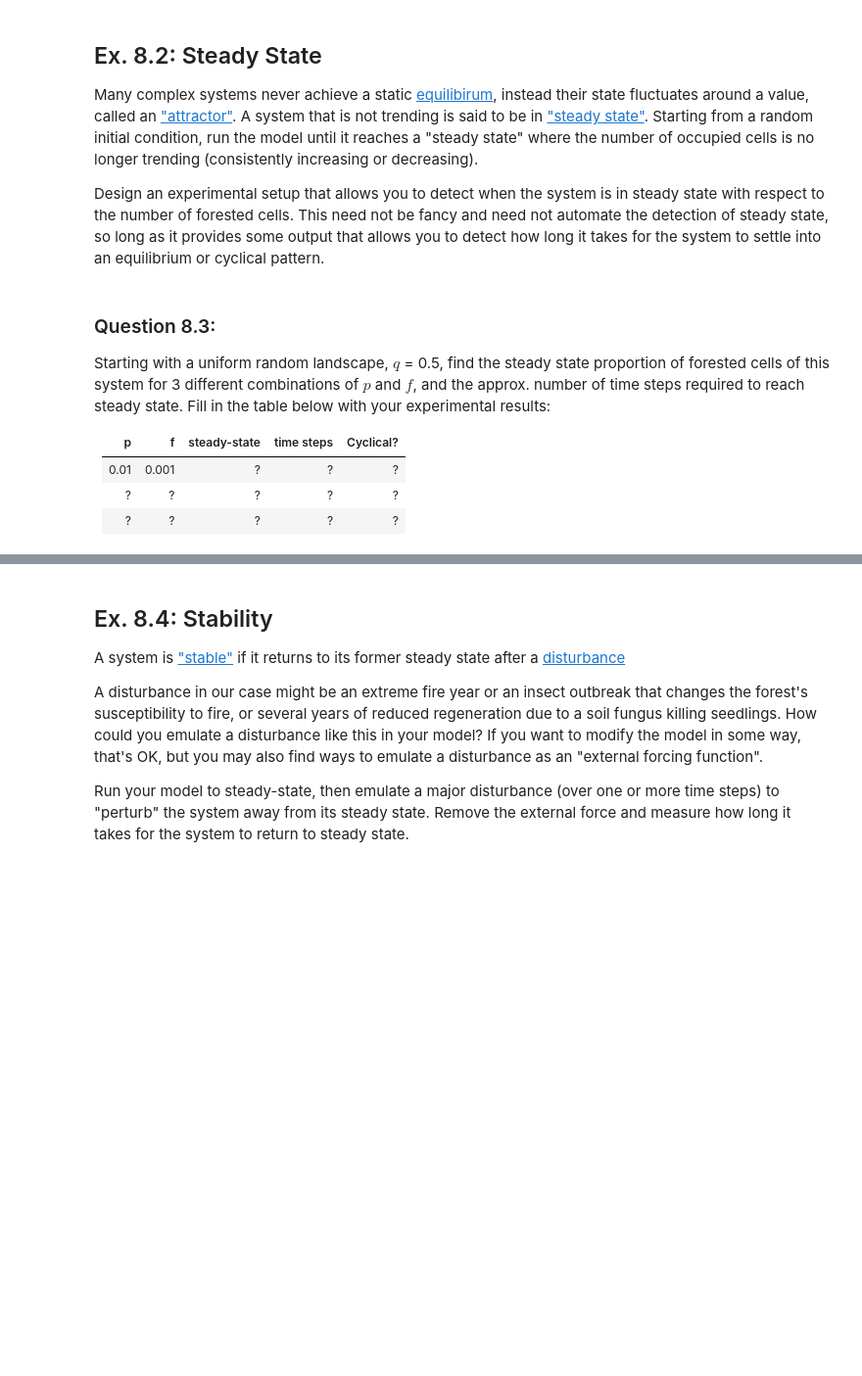
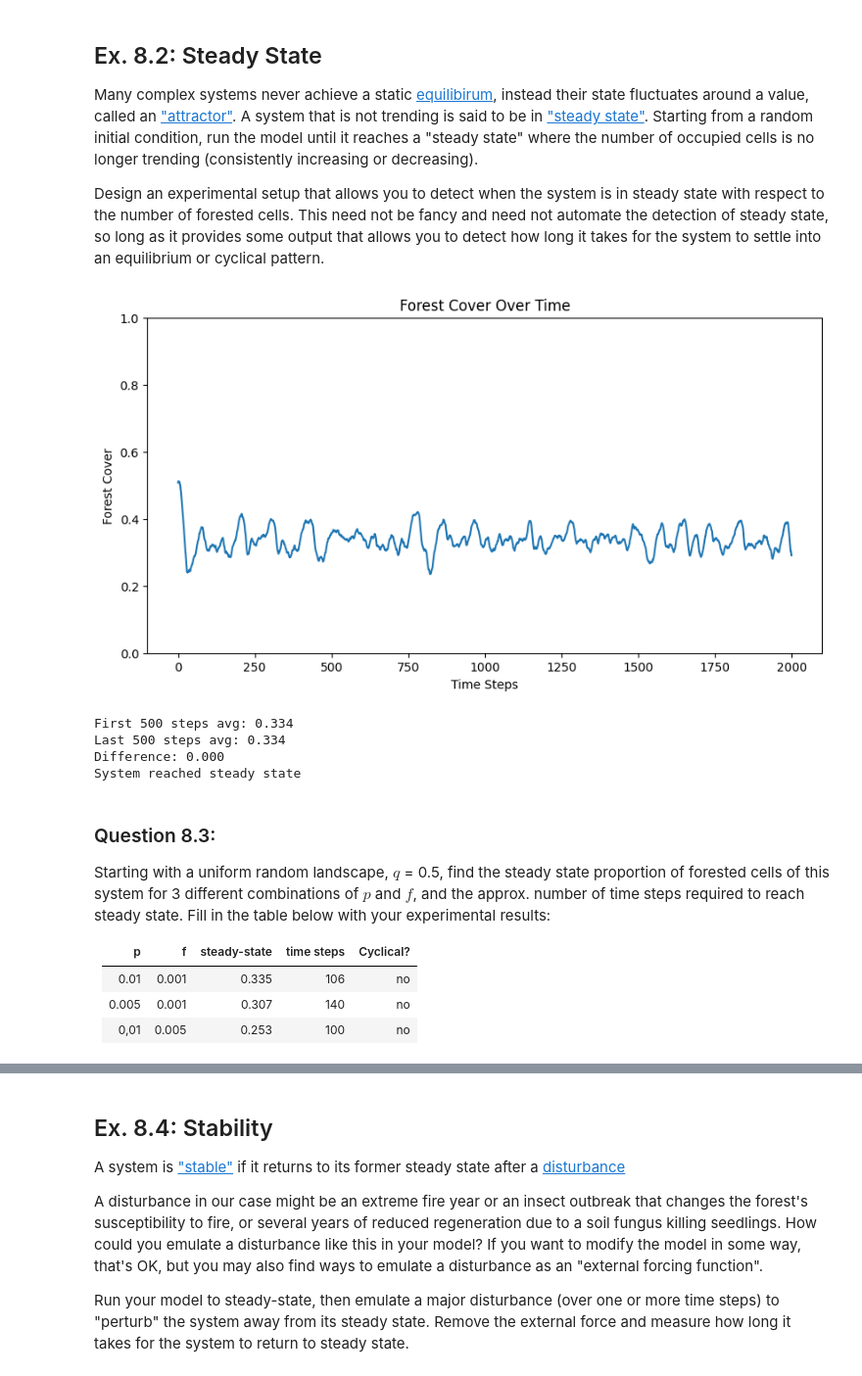
Before and after one commit to harjashanhub/cap-comp215, a Jupyter notebook: labs/lab07-10-fire.ipynb, the cells around one changed output, grey strips where cells are left out. Shown at 98% size. Saved outputs shown, nothing was run; the diff lists cells and outputs as text; code cells hidden in the pictures; blank space fills up the shorter version.

```diff
--- a/labs/lab07-10-fire.ipynb
+++ b/labs/lab07-10-fire.ipynb
@@ -313,10 +373,44 @@ This need not be fancy and need not automate the detection of steady state, so l
+# %%
+model = ForestFire(50, p=0.01, f=0.001, q=0.5)
+history = []
+
+for step in range(2000):
+    history.append(model.pct_occupied())
+    model.step()
+
+plt.figure(figsize=(10, 5))
+plt.plot(history)
+plt.xlabel('Time Steps')
+plt.ylabel('Forest Cover')
+plt.title('Forest Cover Over Time')
+plt.ylim(0, 1)
+plt.show()
+
+first_500 = np.mean(history[0:500])
+last_500 = np.mean(history[-500:])
+
+print(f"First 500 steps avg: {first_500:.3f}")
+print(f"Last 500 steps avg: {last_500:.3f}")
+print(f"Difference: {abs(first_500 - last_500):.3f}")
+
+if abs(first_500 - last_500) < 0.03:
+    print("System reached steady state")
+else:
+    print("System still trending")
+# %% [output]
+[figure, added]
+First 500 steps avg: 0.334
+Last 500 steps avg: 0.334
+Difference: 0.000
+System reached steady state
 # %% [markdown]
+
 ### Question 8.3:
 Starting with a uniform random landscape, $q$ = 0.5, find the steady state proportion of forested cells of this system for 3 different combinations of $p$ and $f$, and the approx. number of time steps required to reach steady state.
 Fill in the table below with your experimental results:
 
 | p  | f   | steady-state | time steps | Cyclical? |
 |----|-----|--------------|------------|-----------|
-| 0.01 | 0.001 | ?        | ?          | ?         |
-| ?  | ?   | ?            | ?          | ?         |
-| ?  | ?   | ?            | ?          | ?         |
+| 0.01 | 0.001 | 0.335      | 106          | no         |
+| 0.005  | 0.001   | 0.307            | 140          | no         |
+| 0,01  | 0.005   | 0.253            | 100          | no         |
```
Also changed, not shown: parts of 11 cells of this notebook.
